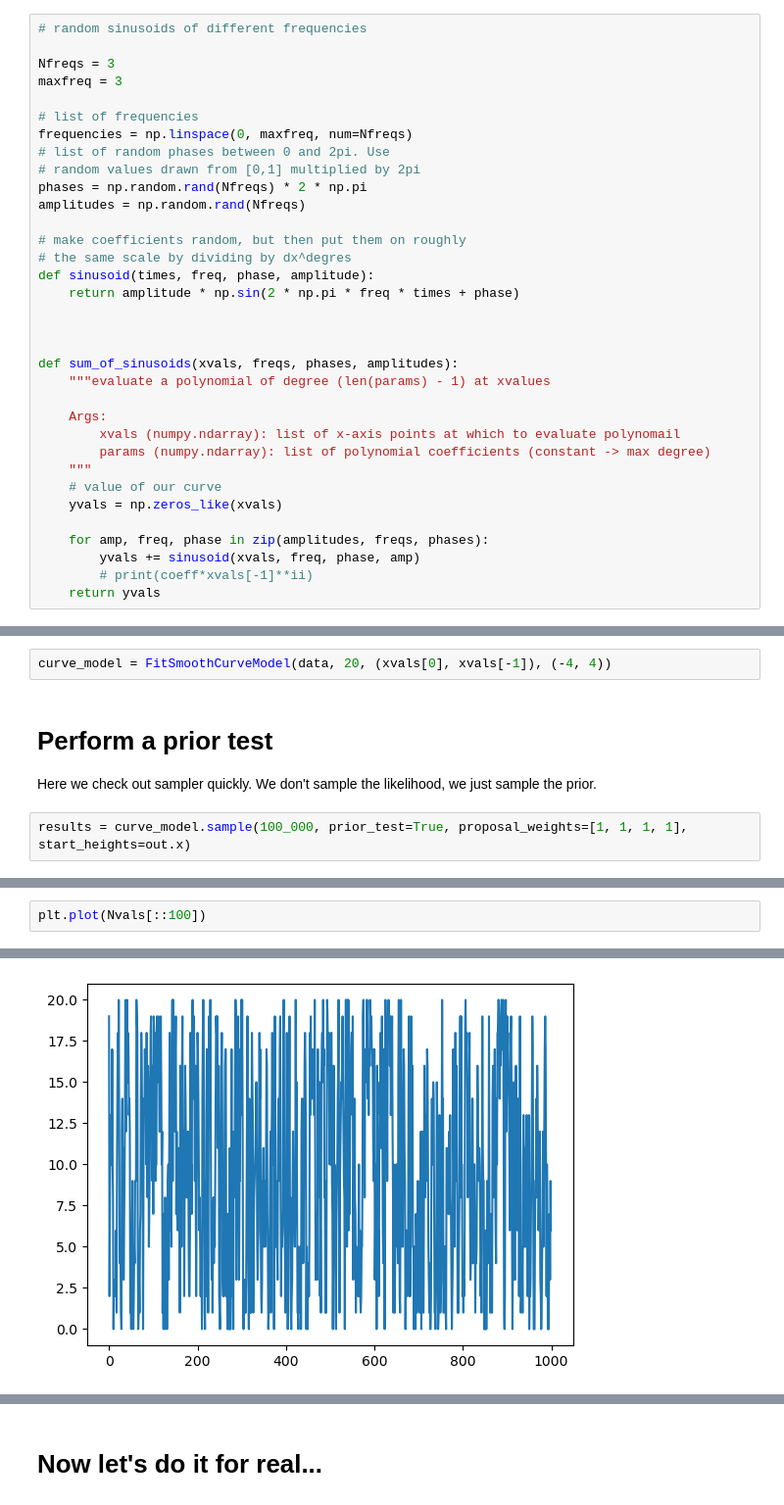
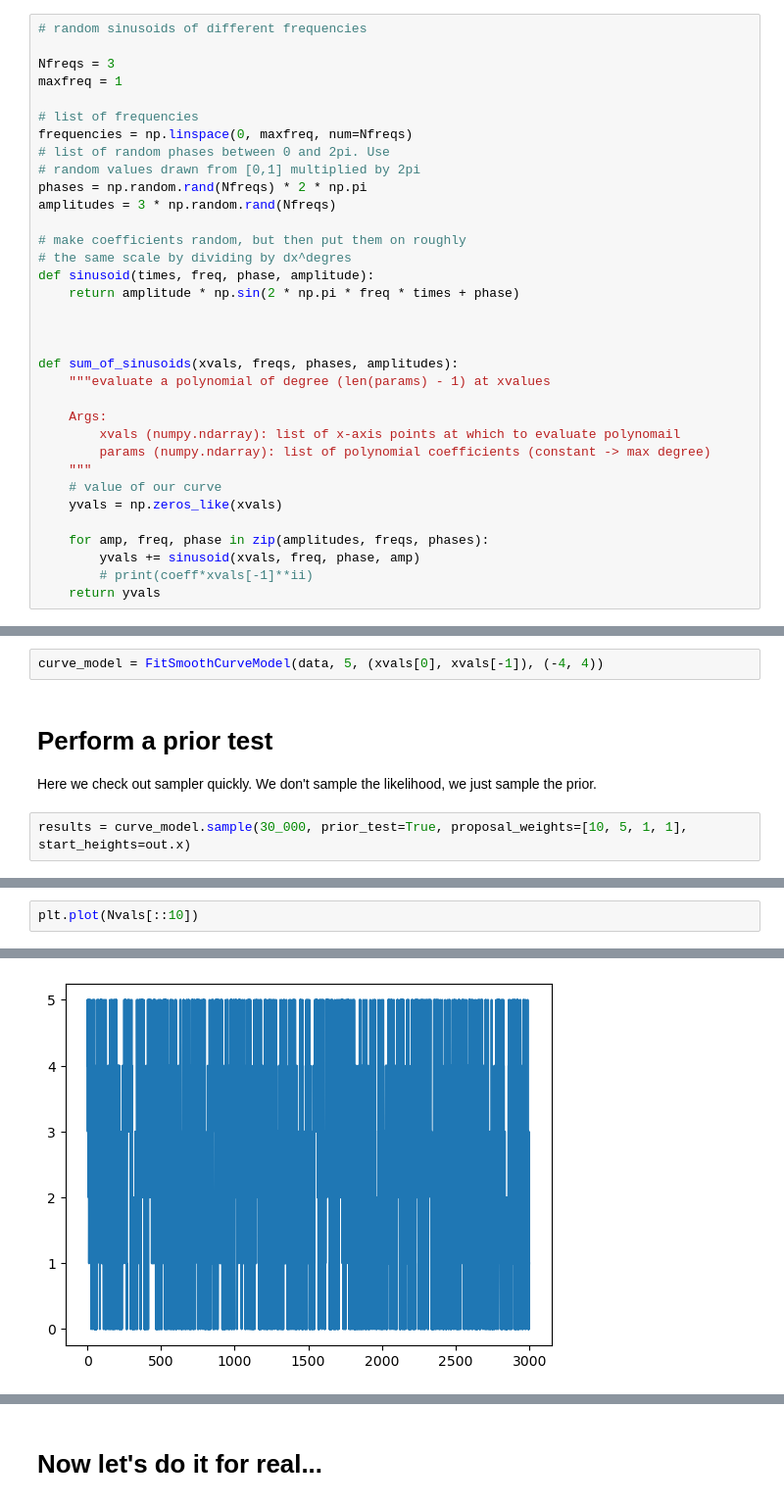
Before and after one commit to meyers-academic/TransdimensionalSplineFitting, a Jupyter notebook: TransdimensionalSplineFitting/example.ipynb, the cells around one changed output, grey strips where cells are left out. Shown at 98% size. Saved outputs shown, nothing was run; the diff lists cells and outputs as text.

```diff
--- a/TransdimensionalSplineFitting/example.ipynb
+++ b/TransdimensionalSplineFitting/example.ipynb
@@ -16,14 +16,14 @@ Here I generate fake data using a random assortment of sines and cosines. The ac
 # random sinusoids of different frequencies
 
 Nfreqs = 3
-maxfreq = 3
+maxfreq = 1
 
 # list of frequencies
 frequencies = np.linspace(0, maxfreq, num=Nfreqs)
 # list of random phases between 0 and 2pi. Use
 # random values drawn from [0,1] multiplied by 2pi
 phases = np.random.rand(Nfreqs) * 2 * np.pi
-amplitudes = np.random.rand(Nfreqs)
+amplitudes = 3 * np.random.rand(Nfreqs)
 
 # make coefficients random, but then put them on roughly
 # the same scale by dividing by dx^degres
@@ -311,10 +311,10 @@ class FitSmoothCurveModel(BaseSplineModel):
 # %%
 data = SmoothCurveDataObj(xvals, realistic_data, measurement_noise_standard_deviation*np.ones(xvals.size))
 # %%
-curve_model = FitSmoothCurveModel(data, 20, (xvals[0], xvals[-1]), (-4, 4))
+curve_model = FitSmoothCurveModel(data, 5, (xvals[0], xvals[-1]), (-4, 4))
 # %% [markdown]
 # Perform a prior test
 
 Here we check out sampler quickly. We don't sample the likelihood, we just sample the prior.
 # %%
-results = curve_model.sample(100_000, prior_test=True, proposal_weights=[1, 1, 1, 1], start_heights=out.x)
+results = curve_model.sample(30_000, prior_test=True, proposal_weights=[10, 5, 1, 1], start_heights=out.x)
@@ -326,6 +328,6 @@ Nvals.shape
 # %%
-plt.plot(Nvals[::100])
+plt.plot(Nvals[::10])
 # %% [output]
 [<matplotlib.lines.Line2D at 0x...>]
-[figure, old version]
+[figure, new version]
 # %%
```
Also changed, not shown: parts of 14 cells of this notebook, 1 other file.
